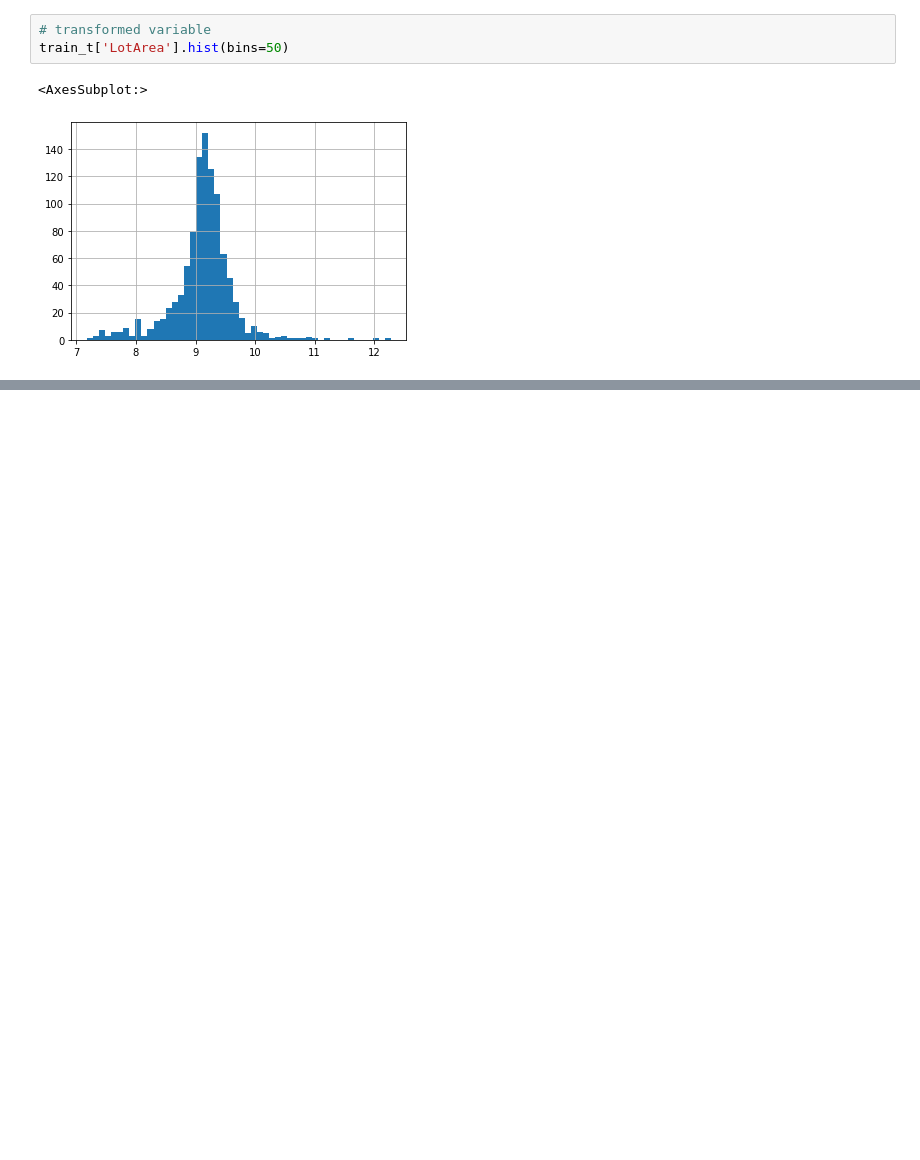
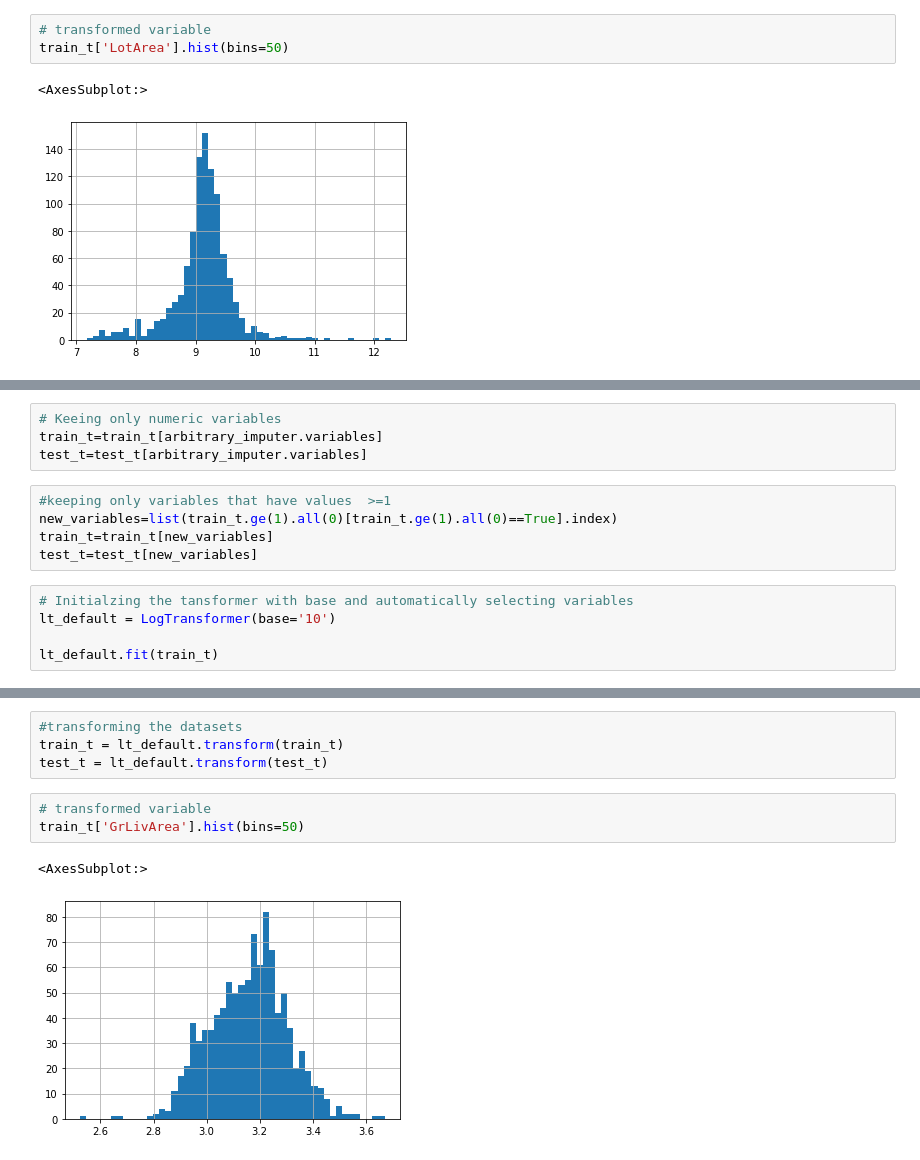
Before and after one commit to feature-engine/feature_engine, a Jupyter notebook: examples/transformation/LogTransformer.ipynb, the cells around one changed output, grey strips where cells are left out. Cells and saved outputs as stored; diff of their text form; blank space fills up the shorter version.

```diff
--- a/examples/transformation/LogTransformer.ipynb
+++ b/examples/transformation/LogTransformer.ipynb
@@ -141,0 +185,14 @@ train_t['LotArea'].hist(bins=50)
+# %%
+# Keeing only numeric variables
+train_t=train_t[arbitrary_imputer.variables]
+test_t=test_t[arbitrary_imputer.variables]
+# %%
+#keeping only variables that have values  >=1
+new_variables=list(train_t.ge(1).all(0)[train_t.ge(1).all(0)==True].index)
+train_t=train_t[new_variables]
+test_t=test_t[new_variables]
+# %%
+# Initialzing the tansformer with base and automatically selecting variables
+lt_default = LogTransformer(base='10')
+
+lt_default.fit(train_t)
@@ -141,0 +217,10 @@ train_t['LotArea'].hist(bins=50)
+# %%
+#transforming the datasets
+train_t = lt_default.transform(train_t)
+test_t = lt_default.transform(test_t)
+# %%
+# transformed variable
+train_t['GrLivArea'].hist(bins=50)
+# %% [output]
+<AxesSubplot:>
+[figure, added]
```
Also changed, not shown: parts of 26 cells of this notebook, 4 other files.
